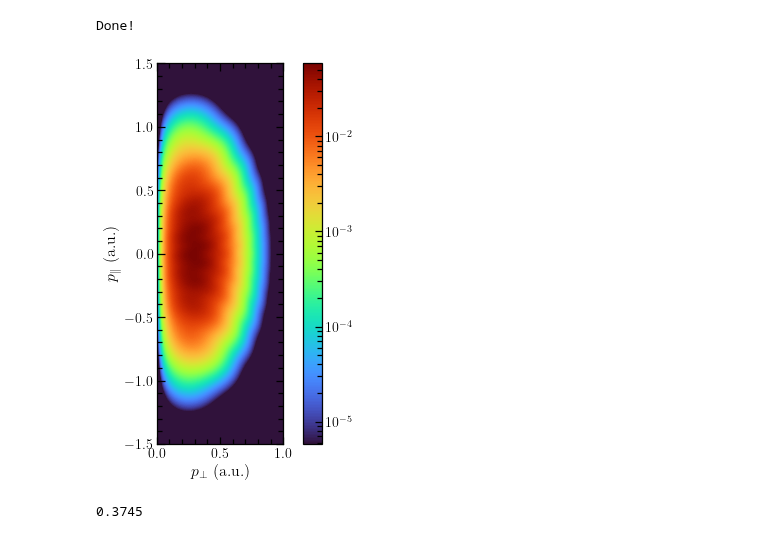
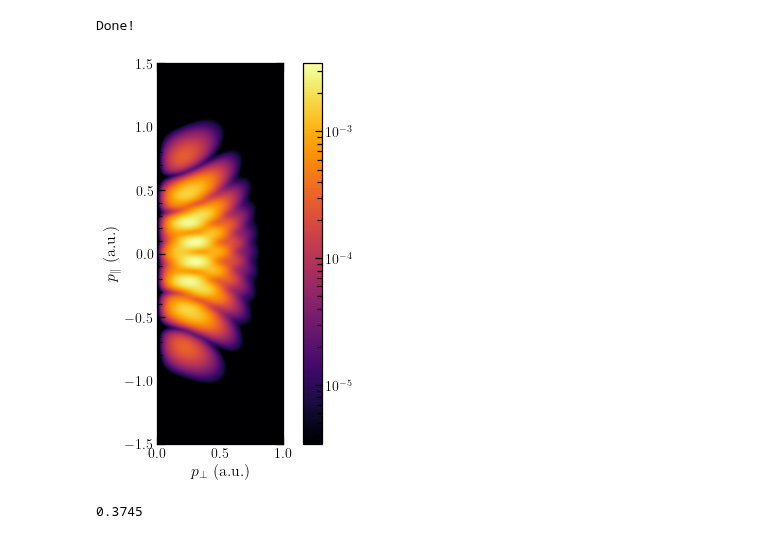
Before and after one commit to EmilHansen1/SFA_OAM_Linear, a Jupyter notebook: CHBrClF.ipynb, the cells around one changed output. Saved outputs shown, nothing was run; the diff lists cells and outputs as text; code cells hidden in the pictures.

```diff
--- a/CHBrClF.ipynb
+++ b/CHBrClF.ipynb
@@ -51,11 +51,11 @@ except NotImplementedError:
 
 pool = multiprocessing.Pool(processes=cpus)
 # %%
-output = oi.OutputInterface('output_files/CHBrClF1.out') #H2O2_mod.out
+output = oi.OutputInterface('output_files/camphor2.out') #H2O2_mod.out, camphor2
 Ip = abs(output.saved_orbitals[output.HOMO][0])
 kappa = np.sqrt(2*Ip)
-omega = 0.057     # Frequency of light
-Up = 0.22         # Ponderomotive potential
+omega = 0.0428 #0.057     # Frequency of light
+Up = 0.136 #0.22         # Ponderomotive potential
 CEP = np.pi/2
 N = 2
 
@@ -63,7 +63,7 @@ N = 2
 # %%
 plot_list = np.linspace(0.1, 14, 75)
 #plot_list = np.linspace(0.1, 15, 75)
-f_lms = se.laplace_several_r(output.eval_orbital_spherical, plot_list, 12, orbital_nr=output.HOMO) ## 10, 7.5, 10.0
+f_lms = se.laplace_several_r(output.eval_orbital_spherical, plot_list, 8, orbital_nr=output.HOMO) ## 10, 7.5, 10.0
 
 ### H2O2 ###!!!!!!!!!!!!!!!
 '''r_list = np.linspace(3.2, 3.6, 50)
@@ -71,19 +71,19 @@ clm_array = se.get_asymp_fit(output.eval_orbital_spherical, r_list, 8, Ip, orbit
                              threshold=1e-3, normalized=False)'''
 
 ## CHBrClF ##
-r_list = np.linspace(8.0, 10.0, 50)
-clm_array = se.get_asymp_fit(output.eval_orbital_spherical, r_list, 12, Ip, orbital_nr=output.HOMO, ## 8 ##
-                             threshold=1e-4, normalized=False)
+'''r_list = np.linspace(5.0, 7.5, 50)
+clm_array = se.get_asymp_fit(output.eval_orbital_spherical, r_list, 10, Ip, orbital_nr=output.HOMO, ## 8 ##
+                             threshold=1e-4, normalized=False)'''
 
 ## Fencone ##
-'''r_list = np.linspace(7.5, 8.5, 10) # 7.0, 7.2 # 7.5 8.0 # 8.0, 9.0 # 9, 10 # 6.0, 7.5 #!! 7.5, 12.5 !!# 7.0 8.5 #
+'''r_list = np.linspace(7, 8, 10) # 7.0, 7.2 # 7.5 8.0 # 8.0, 9.0 # 9, 10 # 6.0, 7.5 #!! 7.5, 12.5 !!# 7.0 8.5 #
 clm_array = se.get_asymp_fit(output.eval_orbital_spherical, r_list, 8, Ip, orbital_nr=output.HOMO, ## 8 ##
                              threshold=1e-4, normalized=False)'''
 
 ## Camphor ##
-'''r_list = np.linspace(8, 12, 10) # 7.5, 12.5 #
+r_list = np.linspace(8, 10, 10) # 7.5, 12.5 #
 clm_array = se.get_asymp_fit(output.eval_orbital_spherical, r_list, 8, Ip, orbital_nr=output.HOMO, ## 8 ##
-                             threshold=1e-3, normalized=False)'''
+                             threshold=1e-5, normalized=False)
 
 # Get coefficients for other enantiomer via reflection in xz-plane: c_lm -> (-1)^(m)c_l-m
 clm_array2 = np.copy(clm_array)
@@ -99,6 +99,7 @@ for sgn in range(2):
     for l in range(clm_array.shape[1]):
         for m in range(0, l + 1):
             clm_array2[sgn, l, m] *= (-1)**m
+clm_array2 = se.mirror_clm_xz(clm_array)
 
 #all_coeffs = np.array([np.array(gto_coeffs), np.array(clm_array)], dtype='object')
 # %% [output]
@@ -203,13 +204,13 @@ mlab.show()
 # %% [markdown]
 ## Calculate PMDs
 # %%
-dp = 4. / 200
-px_lst = np.arange(0, 1, dp)
-pz_lst = np.arange(-1.5, 1.5, dp)
+dp = 4. / 300
+px_lst = np.arange(0.001, 0.8, dp)
+pz_lst = np.arange(-1.2, 1.2, dp)
 py = 0.
 px_grd, pz_grd = np.meshgrid(px_lst, pz_lst)
 
-sfa = sfa_lin.SFALinearPulse(Ip, Up, omega, 2, np.pi/2, 'asymp')
+sfa = sfa_lin.SFALinearPulse(Ip, Up, omega, 2, np.pi/2, 'asymp_martiny')
 M_grd = np.array(pool.starmap(sfa.Mxz_List, zip(px_grd, repeat(py), pz_grd, repeat(clm_array))))
 M_grd2 = np.array(pool.starmap(sfa.Mxz_List, zip(px_grd, repeat(py), pz_grd, repeat(clm_array2))))
 M_sqr = np.abs(np.flip(M_grd, 0))**2
@@ -220,16 +221,16 @@ Done!
 # %%
 PMD = M_sqr2
 plt.figure(facecolor='white', figsize=(7, 7))
-plt.imshow(PMD, interpolation='bicubic', cmap='turbo',
-                 norm=LogNorm(vmax=np.max(PMD), vmin=np.max(PMD)*1e-4),
+plt.imshow(PMD, interpolation='bicubic', cmap='inferno',
+                 norm=LogNorm(vmax=np.max(PMD), vmin=np.max(PMD)*1e-3),
                  extent=(0, 1, -1.5, 1.5))
 plt.xlabel(r'$p_\perp$ (a.u.)')
 plt.ylabel(r'$p_\parallel$ (a.u.)')
 plt.colorbar()
 plt.minorticks_on()
 plt.show()
 # %% [output]
-[figure, old version]
+[figure, new version]
 # %%
 Ip
 # %% [output]
```
Also changed, not shown: parts of 23 cells of this notebook, 1 other file.
